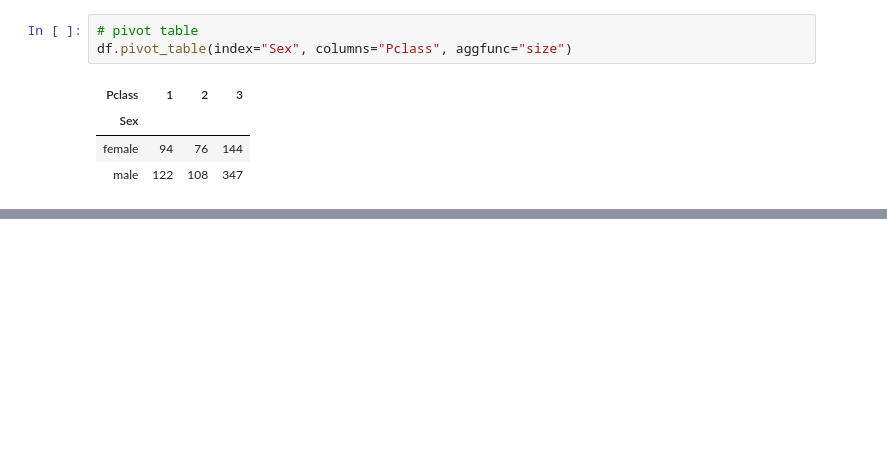
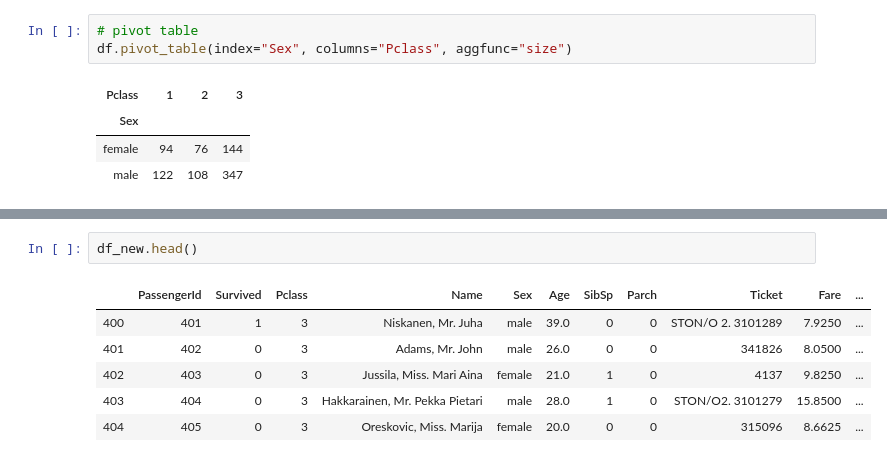
Before and after one commit to JumpingSquid/py_tutorial, a Jupyter notebook: 01_pandas_numpy.ipynb, the cells around one changed output, grey strips where cells are left out. Cells and saved outputs as stored; diff of their text form; blank space fills up the shorter version.

```diff
--- a/01_pandas_numpy.ipynb
+++ b/01_pandas_numpy.ipynb
@@ -156,0 +245,9 @@ df.pivot_table(index="Sex", columns="Pclass", aggfunc="size")
+# %%
+df_new.head()
+# %% [output]
+|  | PassengerId | Survived | Pclass | Name | Sex | Age | SibSp | Parch | Ticket | Fare | ... |
+| 400 | 401 | 1 | 3 | Niskanen, Mr. Juha | male | 39.0 | 0 | 0 | STON/O 2. 3101289 | 7.9250 | ... |
+| 401 | 402 | 0 | 3 | Adams, Mr. John | male | 26.0 | 0 | 0 | 341826 | 8.0500 | ... |
+| 402 | 403 | 0 | 3 | Jussila, Miss. Mari Aina | female | 21.0 | 1 | 0 | 4137 | 9.8250 | ... |
+| 403 | 404 | 0 | 3 | Hakkarainen, Mr. Pekka Pietari | male | 28.0 | 1 | 0 | STON/O2. 3101279 | 15.8500 | ... |
+| 404 | 405 | 0 | 3 | Oreskovic, Miss. Marija | female | 20.0 | 0 | 0 | 315096 | 8.6625 | ... |
```
Also changed, not shown: parts of 22 cells of this notebook, 1 other file.
